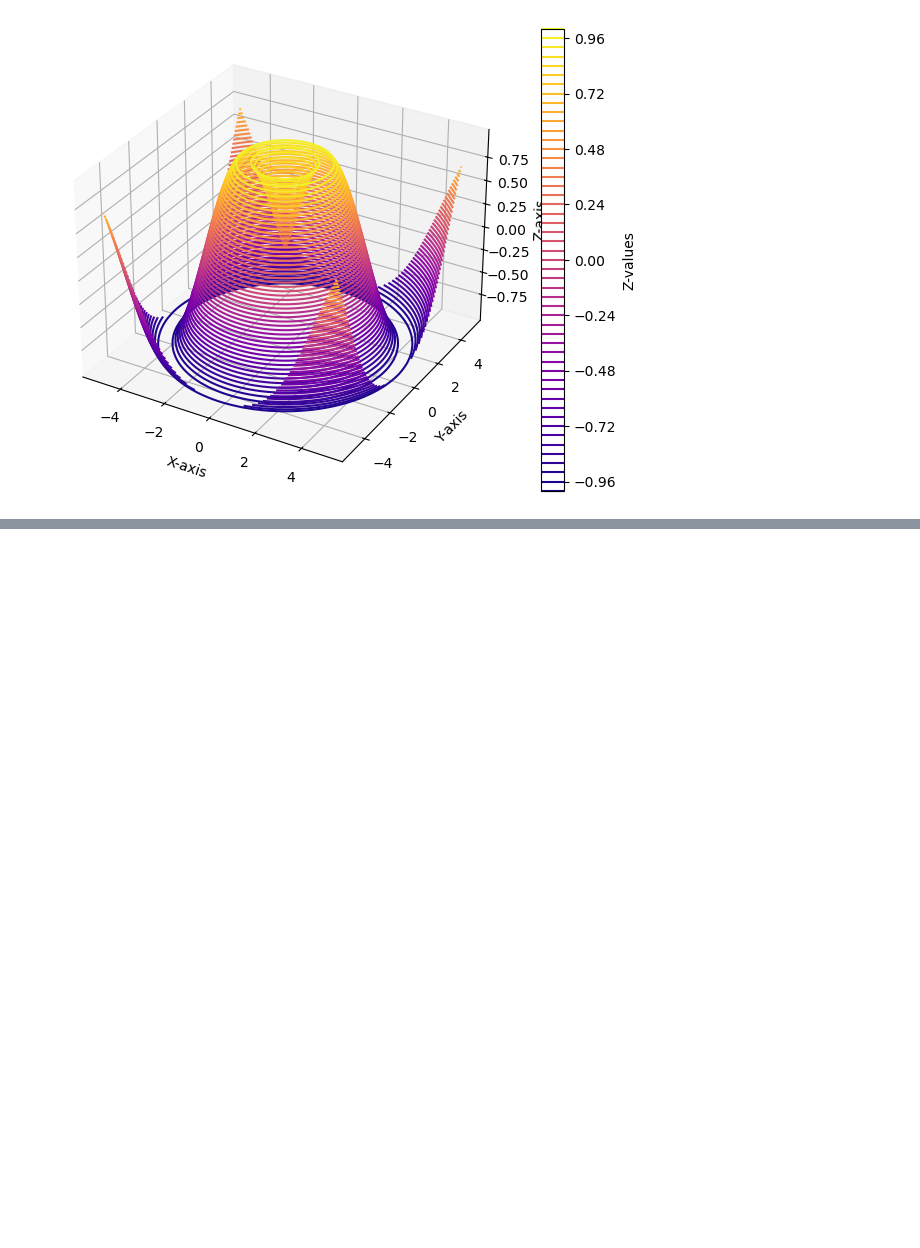
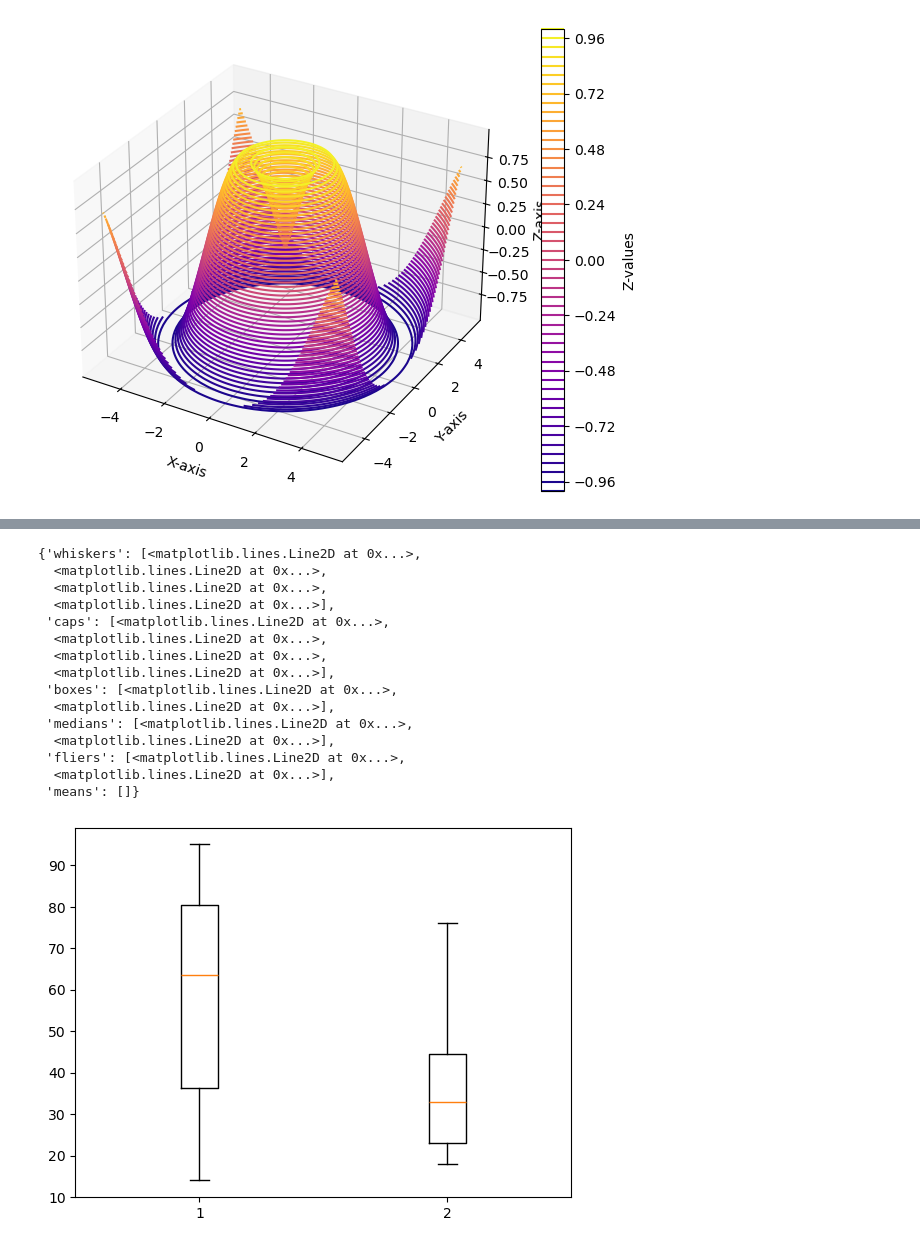
Before and after one commit to Amoako419/ML_, a Jupyter notebook: data_visualizations.ipynb, the cells around one changed output, grey strips where cells are left out. Saved outputs shown, nothing was run; the diff lists cells and outputs as text; code cells hidden in the pictures; blank space fills up the shorter version.

```diff
--- a/data_visualizations.ipynb
+++ b/data_visualizations.ipynb
@@ -23,0 +70,23 @@ plt.show()
+# %%
+import matplotlib.pyplot as plt
+dataline1 = [43,76,34,63,56,82,87,55,64,87,95,23,14,65,67,25,23,85]
+dataline2 = [34,45,34,23,43,76,26,18,24,74,23,56,23,23,34,56,32,23]
+data = [ dataline1, dataline2 ]
+plt.boxplot( data )
+# %% [output]
+{'whiskers': [<matplotlib.lines.Line2D at 0x...>,
+  <matplotlib.lines.Line2D at 0x...>,
+  <matplotlib.lines.Line2D at 0x...>,
+  <matplotlib.lines.Line2D at 0x...>],
+ 'caps': [<matplotlib.lines.Line2D at 0x...>,
+  <matplotlib.lines.Line2D at 0x...>,
+  <matplotlib.lines.Line2D at 0x...>,
+  <matplotlib.lines.Line2D at 0x...>],
+ 'boxes': [<matplotlib.lines.Line2D at 0x...>,
+  <matplotlib.lines.Line2D at 0x...>],
+ 'medians': [<matplotlib.lines.Line2D at 0x...>,
+  <matplotlib.lines.Line2D at 0x...>],
+ 'fliers': [<matplotlib.lines.Line2D at 0x...>,
+  <matplotlib.lines.Line2D at 0x...>],
+ 'means': []}
+[figure, added]
```
Also changed, not shown: parts of 6 cells of this notebook.
